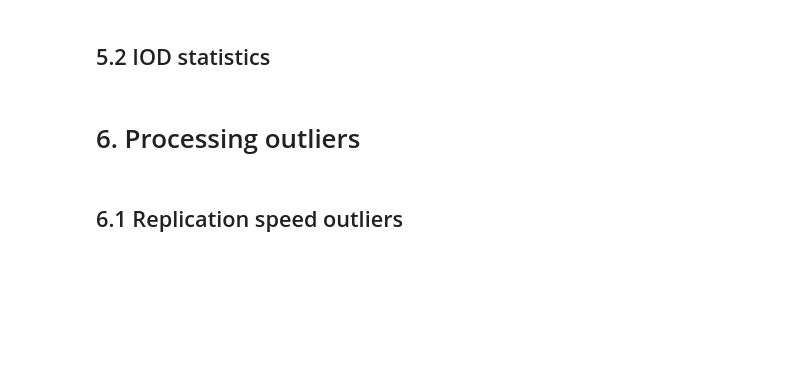
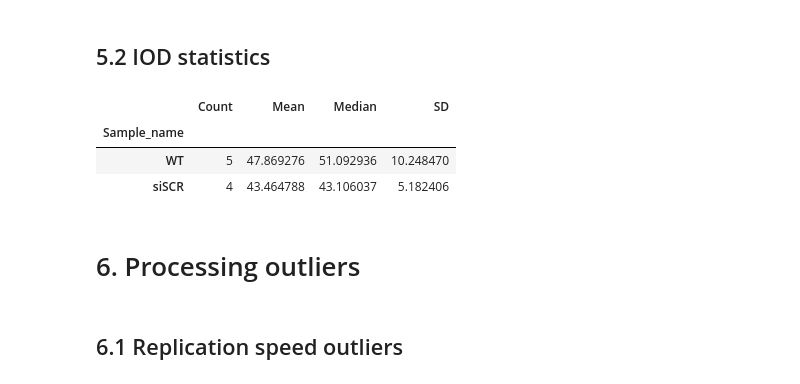
Before and after one commit to Lopatushka/DNA_fibers, a Jupyter notebook: data_agg.ipynb, the cells around one changed output. Cells and saved outputs as stored; diff of their text form; code cells hidden in the pictures; blank space fills up the shorter version.

```diff
--- a/data_agg.ipynb
+++ b/data_agg.ipynb
@@ -238,14 +266,20 @@ stats_speed
 # %%
 stats_iod = (
     iod_kb.groupby("Sample_name")["IOD_kb"]
     .agg(
         Count="count",
         Mean="mean",
+        Median="median",
         SD="std",
     )
 )
 
 stats_iod
+# %% [output]
+|  | Count | Mean | Median | SD |
+| Sample_name |  |  |  |  |
+| WT | 5 | 47.869276 | 51.092936 | 10.248470 |
+| siSCR | 4 | 43.464788 | 43.106037 | 5.182406 |
 # %% [markdown]
 # 6. Processing outliers
 # %% [markdown]
```
Also changed, not shown: parts of 10 cells of this notebook.
